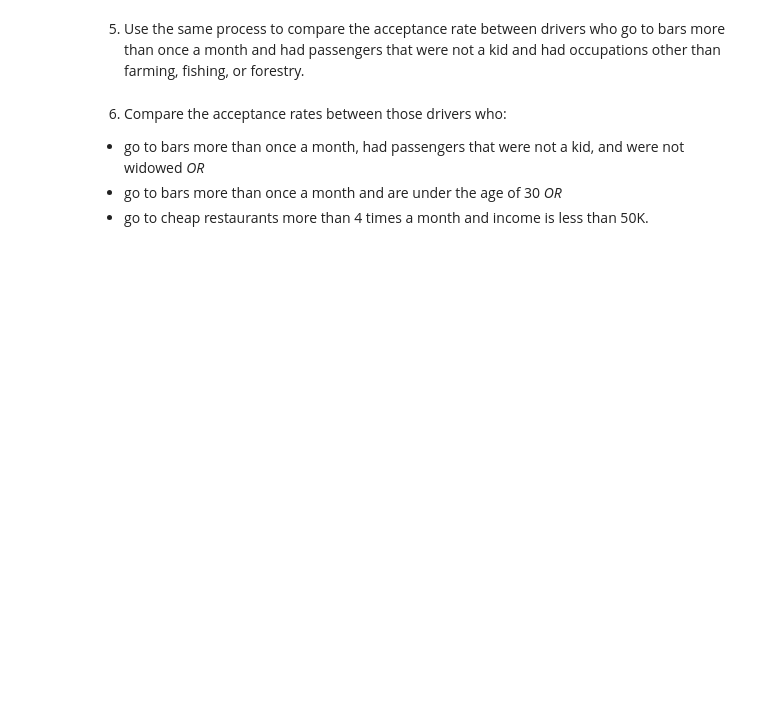
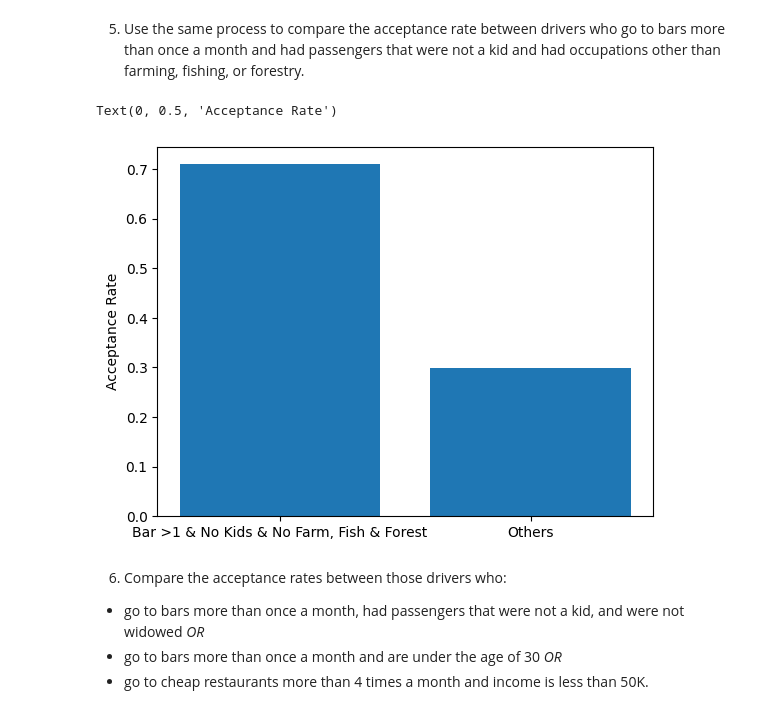
Before and after one commit to abarbancho/pc_ml_ai, a Jupyter notebook: assignment5_1_starter/prompt.ipynb, the cells around one changed output. Cells and saved outputs as stored; diff of their text form; code cells hidden in the pictures; blank space fills up the shorter version.

```diff
--- a/assignment5_1_starter/prompt.ipynb
+++ b/assignment5_1_starter/prompt.ipynb
@@ -207,5 +225,14 @@ print(accepted_coupon_bar_prop)
 # %% [markdown]
 5. Use the same process to compare the acceptance rate between drivers who go to bars more than once a month and had passengers that were not a kid and had occupations other than farming, fishing, or forestry.
+# %%
+multiple_conditions_acceptance_rate = bar_coupons_df.query("Bar in ['1~3', '4~8', 'gt8'] and passanger != 'Kid(s)' and occupation != 'Farming Fishing & Forestry'")['Y'].value_counts(normalize=True)[1]
+other2_acceptance_rate = bar_coupons_df.query("Bar not in ['1~3', '4~8', 'gt8'] or passanger == 'Kid(s)' or occupation == 'Farming Fishing & Forestry'")['Y'].value_counts(normalize=True)[1]
+
+plt.bar(['Bar >1 & No Kids & No Farm, Fish & Forest', 'Others'], [multiple_conditions_acceptance_rate, other2_acceptance_rate])
+plt.ylabel('Acceptance Rate')
+# %% [output]
+Text(0, 0.5, 'Acceptance Rate')
+[figure, added]
 # %% [markdown]
 6. Compare the acceptance rates between those drivers who:
 
```
Also changed, not shown: parts of 5 cells of this notebook.
